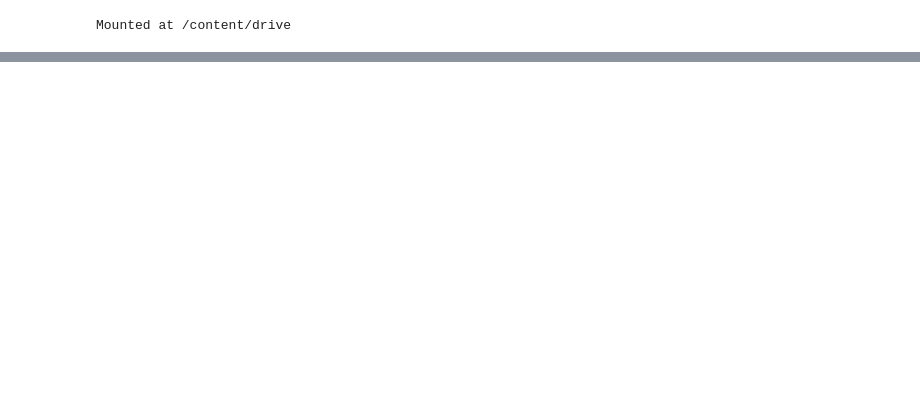
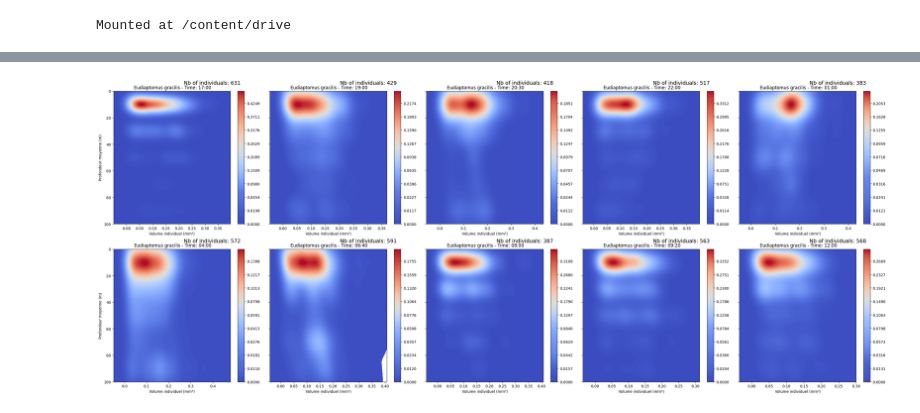
Before and after one commit to JerKeller/MP-Ecotaxa, a Jupyter notebook: DVM_april.ipynb, the cells around one changed output, grey strips where cells are left out. Drawn from its saved outputs; the diff is of its cells as text; code cells hidden in the pictures; blank space fills up the shorter version.

```diff
--- a/DVM_april.ipynb
+++ b/DVM_april.ipynb
@@ -37,0 +314,37 @@ sub2 = sub1[(sub1['Taxa'] != 'badfocus<artefact') & (sub1['Taxa'] != 'fiber<detr
+# %%
+
+# Ajoutez vos heures pour chaque profil dans l'ordre
+hours = ['17:00', '19:00', '20:30', '22:00', '01:00', '04:00', '06:40', '08:00', '09:20', '12:00']
+
+# Filtrez les données pour ne garder que l'espèce Eudiaptomus gracilis
+sp = 'Eudiaptomus gracilis'
+species_data_all_profiles = [profile[profile['Taxa'] == sp] for profile in profiles]
+
+# Créez les sous-graphiques
+fig, axes = plt.subplots(2, 5, figsize=(30, 12), sharey=True)
+axes = axes.flatten()
+for idx, (hour, species_data) in enumerate(zip(hours, species_data_all_profiles)):
+    species_data = species_data.copy()  # Ajoutez cette ligne pour créer une copie
+    species_data['Avg_depth'] = (species_data['Min_depth'] + species_data['Max_depth']) / 2
+    species_data = species_data[(species_data['Avg_depth'] >= 0) & (species_data['Avg_depth'] <= 100)]
+
+
+    # Tracez le KDE 2D avec une barre de couleur sur le sous-tracé approprié
+    sns.kdeplot(x=species_data['V_mm3'], y=species_data['Avg_depth'], fill=True, cmap='coolwarm', thresh=0, levels=100, cbar=True, ax=axes[idx])
+
+    # Ajoutez le nombre total d'individus dans le graphique
+    num_individuals = len(species_data)
+    axes[idx].text(0.6, 1.05, f'Nb of individuals: {num_individuals}', transform=axes[idx].transAxes, fontsize=14)
+
+    axes[idx].set_title(f' {sp} - Time: {hour}')
+    axes[idx].set_xlabel('Volume individuel (mm³)')
+    axes[idx].invert_yaxis()  # Inverser l'axe des y pour montrer la profondeur de haut en bas
+    axes[idx].set_ylim(100, 0)  # Définir les limites de l'axe des y pour montrer uniquement les profondeurs entre 0 et 100m
+
+# Définir le libellé de l'axe des y partagé
+axes[0].set_ylabel('Profondeur moyenne (m)')
+axes[5].set_ylabel('Profondeur moyenne (m)')
+plt.tight_layout()
+plt.show()
+# %% [output]
+[figure, added]
```
Also changed, not shown: parts of 18 cells of this notebook.
